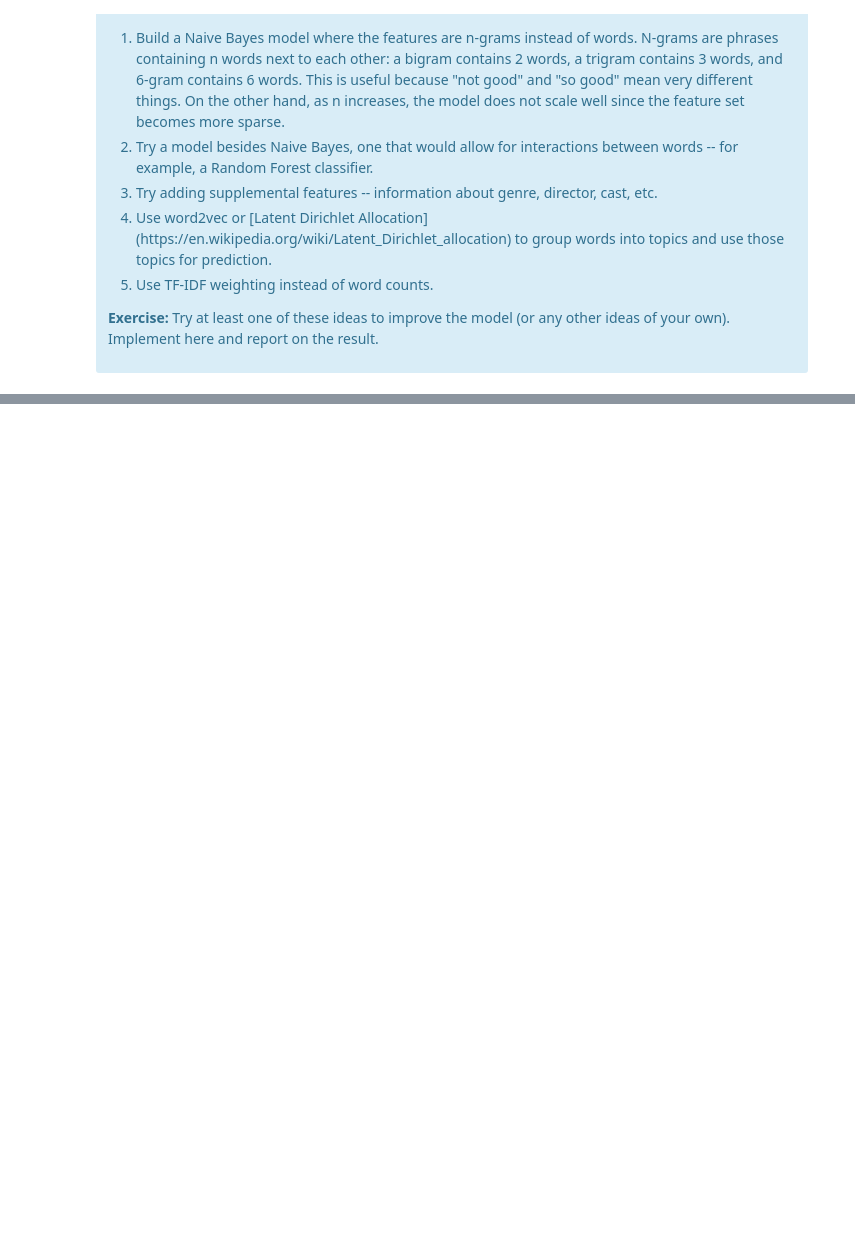
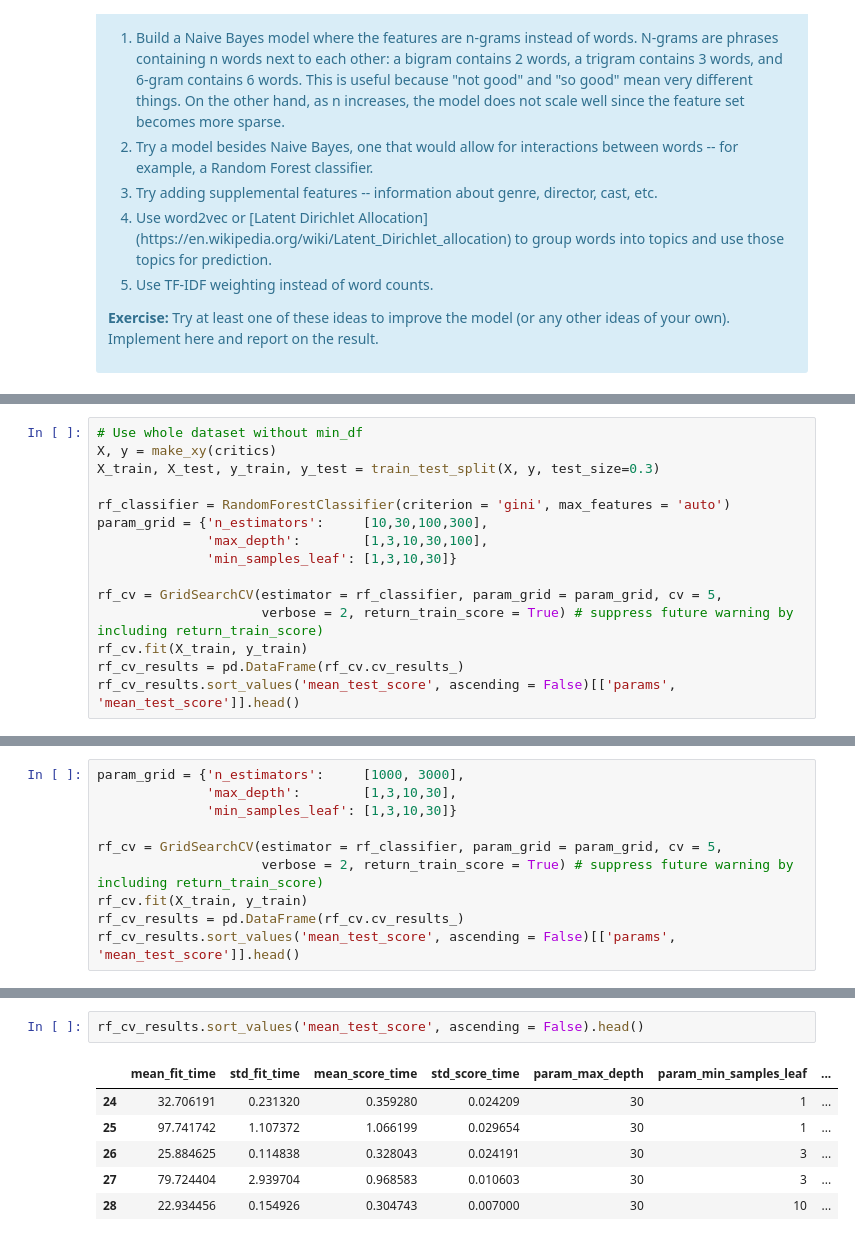
Before and after one commit to Adenordis/Springboard-Exercises, a Jupyter notebook: 10-3_MiniProj_Naive_Bayes/Mini_Project_Naive_Bayes_v1.ipynb, the cells around one changed output, grey strips where cells are left out. Cells and saved outputs as stored; diff of their text form; blank space fills up the shorter version.

```diff
--- a/10-3_MiniProj_Naive_Bayes/Mini_Project_Naive_Bayes.ipynb
+++ b/10-3_MiniProj_Naive_Bayes/Mini_Project_Naive_Bayes_v1.ipynb
@@ -637,0 +673,15 @@ There are several additional things we could try. Try some of these as exercises
+# %%
+# Use whole dataset without min_df
+X, y = make_xy(critics)
+X_train, X_test, y_train, y_test = train_test_split(X, y, test_size=0.3)
+
+rf_classifier = RandomForestClassifier(criterion = 'gini', max_features = 'auto')
+param_grid = {'n_estimators':     [10,30,100,300],
+              'max_depth':        [1,3,10,30,100],
+              'min_samples_leaf': [1,3,10,30]}
+
+rf_cv = GridSearchCV(estimator = rf_classifier, param_grid = param_grid, cv = 5,
+                     verbose = 2, return_train_score = True) # suppress future warning by including return_train_score)
+rf_cv.fit(X_train, y_train)
+rf_cv_results = pd.DataFrame(rf_cv.cv_results_)
+rf_cv_results.sort_values('mean_test_score', ascending = False)[['params', 'mean_test_score']].head()
@@ -637,0 +736,10 @@ There are several additional things we could try. Try some of these as exercises
+# %%
+param_grid = {'n_estimators':     [1000, 3000],
+              'max_depth':        [1,3,10,30],
+              'min_samples_leaf': [1,3,10,30]}
+
+rf_cv = GridSearchCV(estimator = rf_classifier, param_grid = param_grid, cv = 5,
+                     verbose = 2, return_train_score = True) # suppress future warning by including return_train_score)
+rf_cv.fit(X_train, y_train)
+rf_cv_results = pd.DataFrame(rf_cv.cv_results_)
+rf_cv_results.sort_values('mean_test_score', ascending = False)[['params', 'mean_test_score']].head()
@@ -637,0 +777,9 @@ There are several additional things we could try. Try some of these as exercises
+# %%
+rf_cv_results.sort_values('mean_test_score', ascending = False).head()
+# %% [output]
+|  | mean_fit_time | std_fit_time | mean_score_time | std_score_time | param_max_depth | param_min_samples_leaf | ... |
+| 24 | 32.706191 | 0.231320 | 0.359280 | 0.024209 | 30 | 1 | ... |
+| 25 | 97.741742 | 1.107372 | 1.066199 | 0.029654 | 30 | 1 | ... |
+| 26 | 25.884625 | 0.114838 | 0.328043 | 0.024191 | 30 | 3 | ... |
+| 27 | 79.724404 | 2.939704 | 0.968583 | 0.010603 | 30 | 3 | ... |
+| 28 | 22.934456 | 0.154926 | 0.304743 | 0.007000 | 30 | 10 | ... |
```
Also changed, not shown: parts of 15 cells of this notebook, 2 other files.
